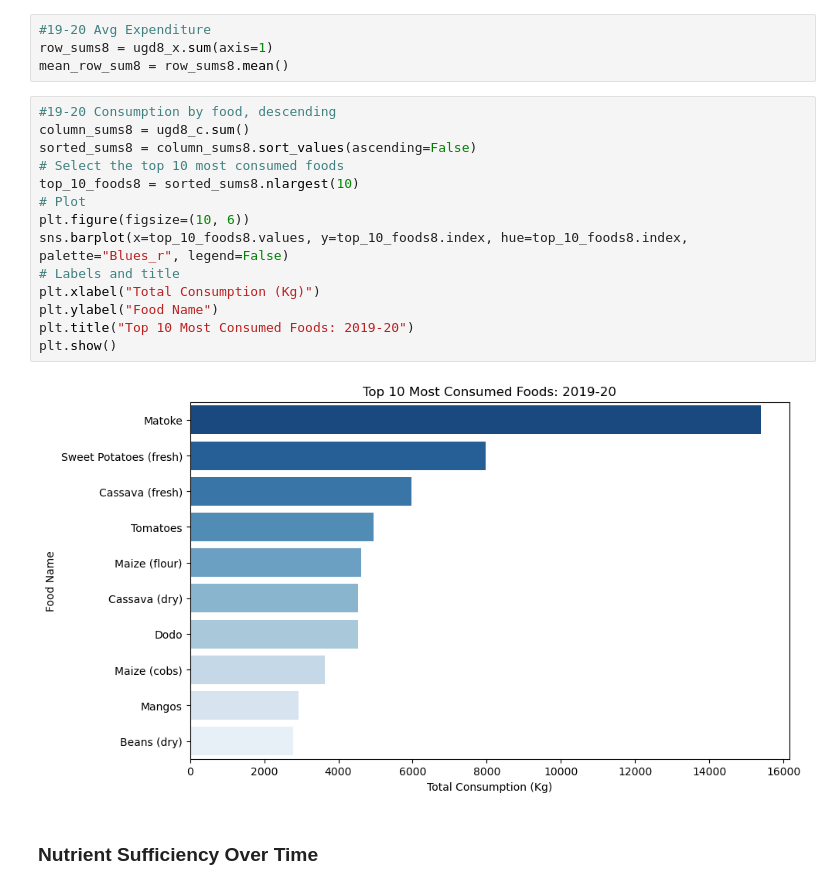
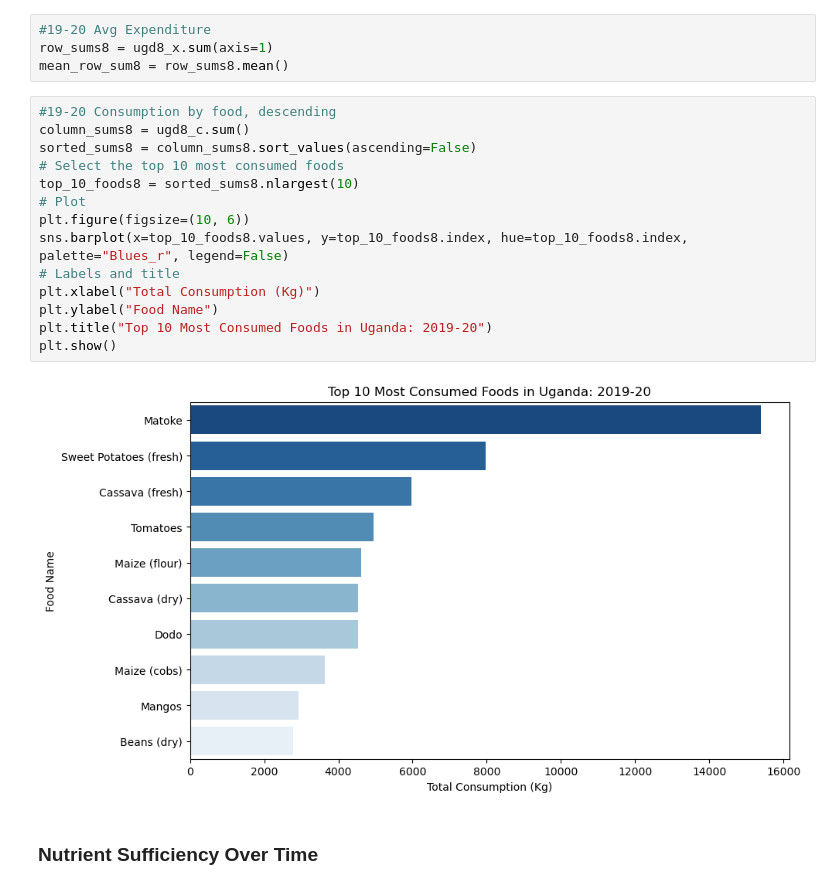
Before and after one commit to celestebasken/Project4, a Jupyter notebook: Demand & Nutritional Analysis/19_20_Nutritional_Analysis.ipynb, the cells around one changed output. Saved outputs shown, nothing was run; the diff lists cells and outputs as text.

```diff
--- a/Demand & Nutritional Analysis/19_20_Nutritional_Analysis.ipynb
+++ b/Demand & Nutritional Analysis/19_20_Nutritional_Analysis.ipynb
@@ -659,19 +180,19 @@ mean_row_sum8 = row_sums8.mean()
 # %%
 #19-20 Consumption by food, descending
 column_sums8 = ugd8_c.sum()
 sorted_sums8 = column_sums8.sort_values(ascending=False)
 # Select the top 10 most consumed foods
 top_10_foods8 = sorted_sums8.nlargest(10)
 # Plot
 plt.figure(figsize=(10, 6))
 sns.barplot(x=top_10_foods8.values, y=top_10_foods8.index, hue=top_10_foods8.index, palette="Blues_r", legend=False)
 # Labels and title
 plt.xlabel("Total Consumption (Kg)")
 plt.ylabel("Food Name")
-plt.title("Top 10 Most Consumed Foods: 2019-20")
+plt.title("Top 10 Most Consumed Foods in Uganda: 2019-20")
 plt.show()
 # %% [output]
-[figure, old version]
+[figure, new version]
 # %% [markdown]
 ### Nutrient Sufficiency Over Time
 # %%
```
Also changed, not shown: parts of 42 cells of this notebook.
